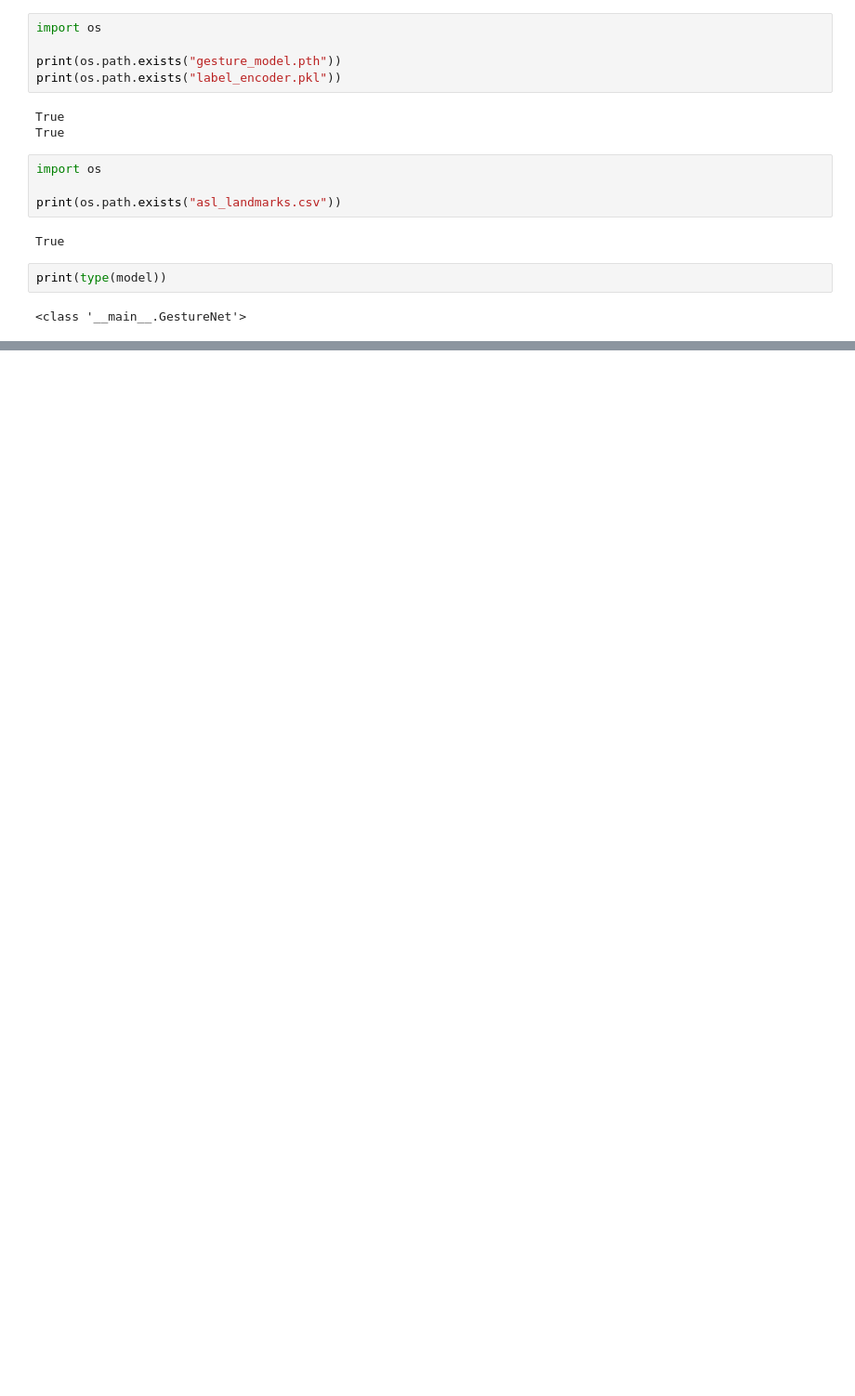
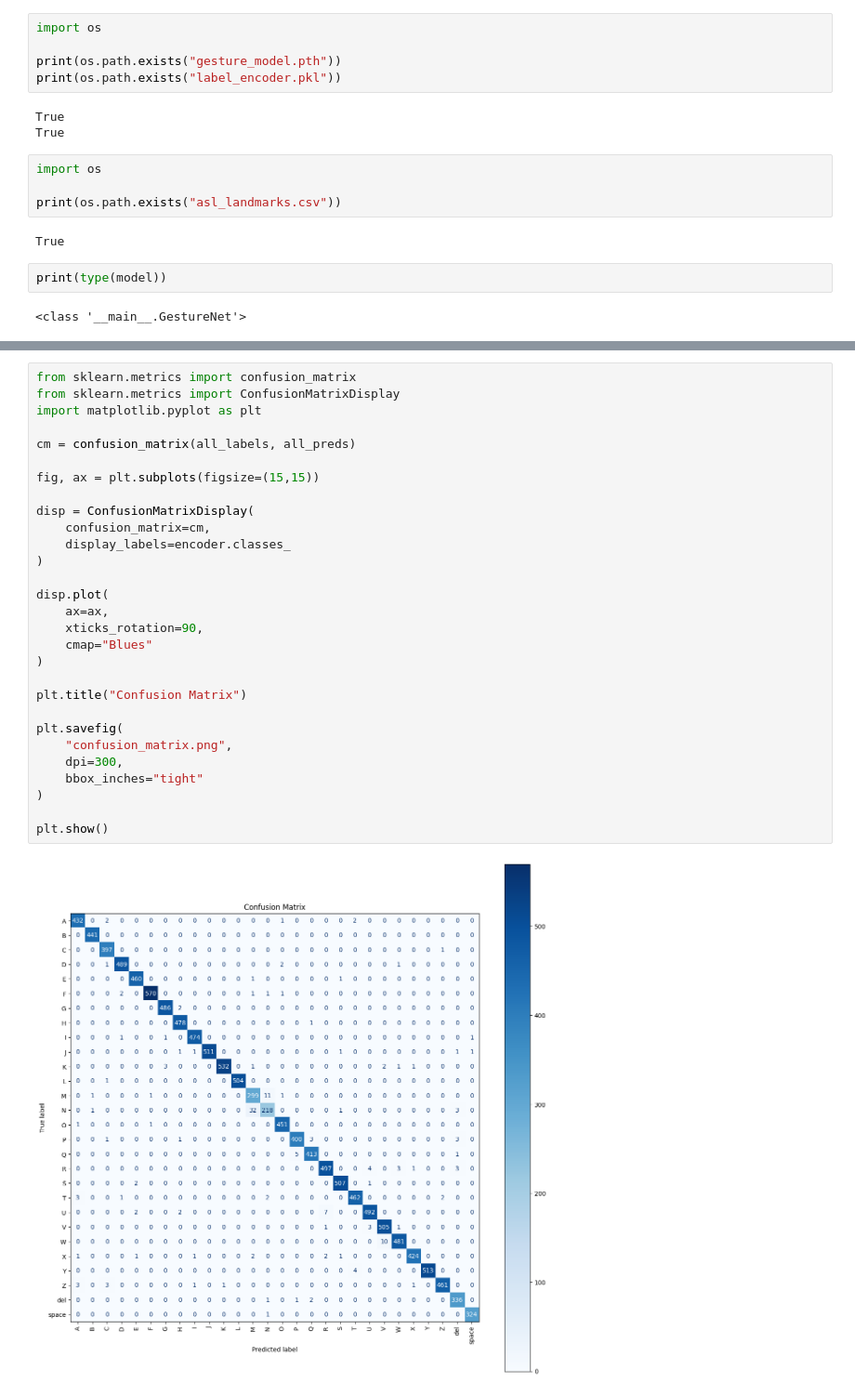
Before and after one commit to putra756/SKC-CNN, a Jupyter notebook: SKC CNN.ipynb, the cells around one changed output, grey strips where cells are left out. Shown at 93% size. Drawn from its saved outputs; the diff is of its cells as text; blank space fills up the shorter version.

```diff
--- a/SKC CNN.ipynb
+++ b/SKC CNN.ipynb
@@ -724,0 +740,31 @@ print(type(model))
+# %%
+from sklearn.metrics import confusion_matrix
+from sklearn.metrics import ConfusionMatrixDisplay
+import matplotlib.pyplot as plt
+
+cm = confusion_matrix(all_labels, all_preds)
+
+fig, ax = plt.subplots(figsize=(15,15))
+
+disp = ConfusionMatrixDisplay(
+    confusion_matrix=cm,
+    display_labels=encoder.classes_
+)
+
+disp.plot(
+    ax=ax,
+    xticks_rotation=90,
+    cmap="Blues"
+)
+
+plt.title("Confusion Matrix")
+
+plt.savefig(
+    "confusion_matrix.png",
+    dpi=300,
+    bbox_inches="tight"
+)
+
+plt.show()
+# %% [output]
+[figure, added]
```
Also changed, not shown: parts of 5 cells of this notebook, 2 other files.
